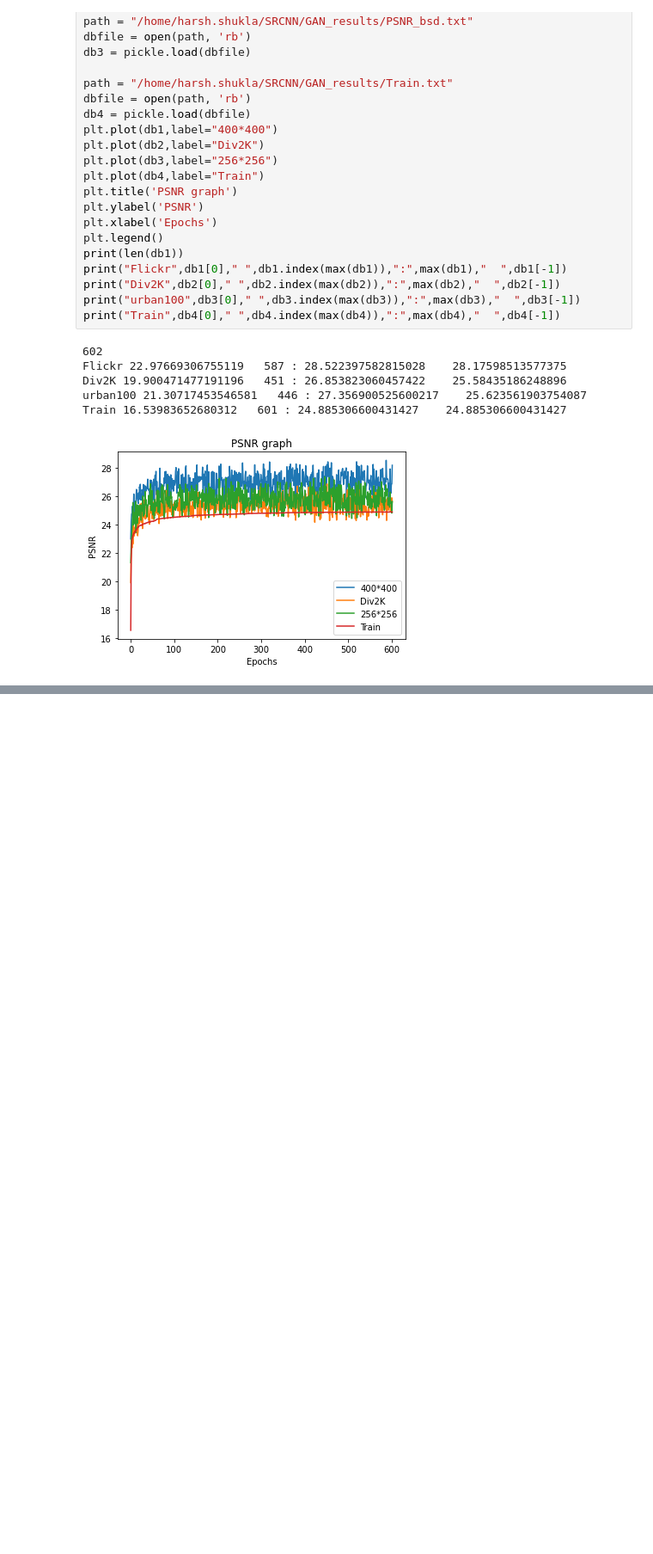
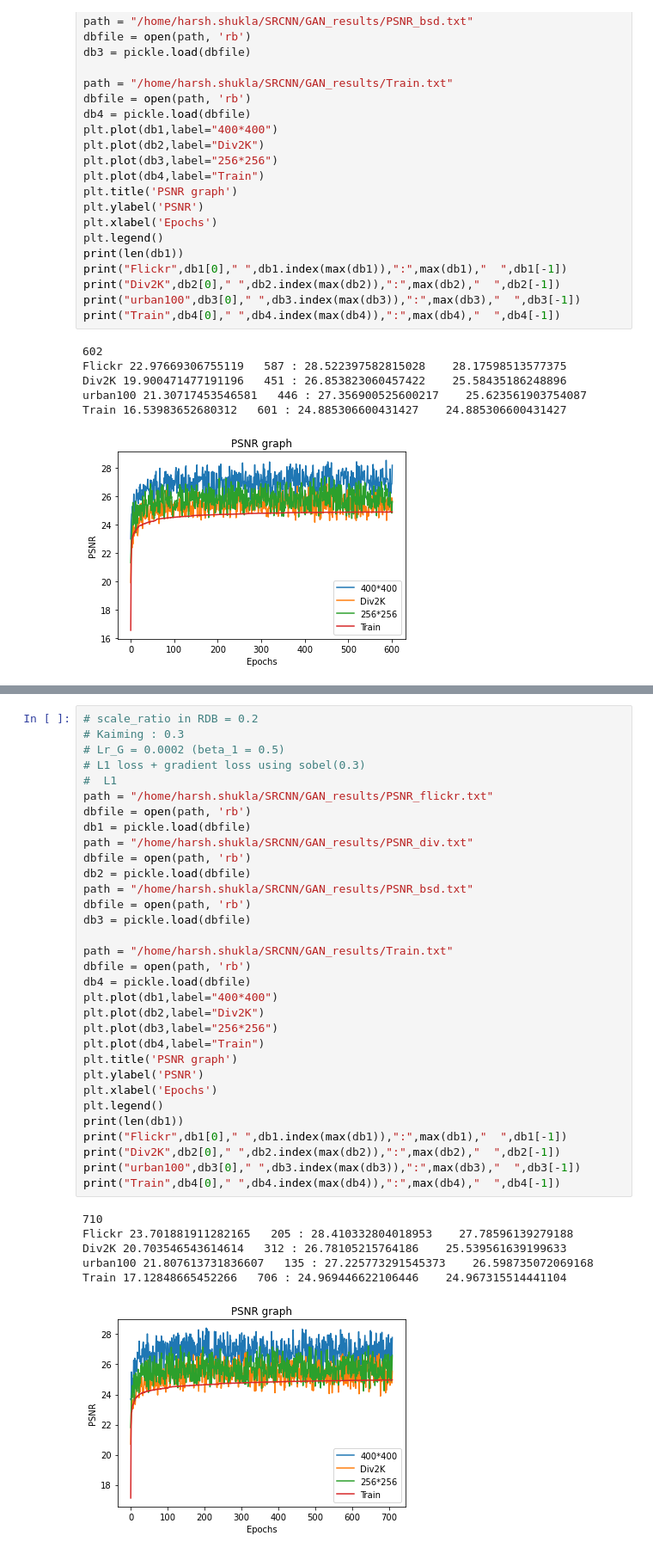
Before and after one commit to Shrsh/Super_Resolution_Networks, a Jupyter notebook: Graphs.ipynb, the cells around one changed output, grey strips where cells are left out. Shown at 86% size. Drawn from its saved outputs; the diff is of its cells as text; blank space fills up the shorter version.

```diff
--- a/Graphs.ipynb
+++ b/Graphs.ipynb
@@ -1803,0 +1836,39 @@ Train 16.53983652680312   601 : 24.885306600431427    24.885306600431427
+# %%
+# scale_ratio in RDB = 0.2
+# Kaiming : 0.3
+# Lr_G = 0.0002 (beta_1 = 0.5)
+# L1 loss + gradient loss using sobel(0.3)
+#  L1
+path = "/home/harsh.shukla/SRCNN/GAN_results/PSNR_flickr.txt"
+dbfile = open(path, 'rb')
+db1 = pickle.load(dbfile)
+path = "/home/harsh.shukla/SRCNN/GAN_results/PSNR_div.txt"
+dbfile = open(path, 'rb')
+db2 = pickle.load(dbfile)
+path = "/home/harsh.shukla/SRCNN/GAN_results/PSNR_bsd.txt"
+dbfile = open(path, 'rb')
+db3 = pickle.load(dbfile)
+
+path = "/home/harsh.shukla/SRCNN/GAN_results/Train.txt"
+dbfile = open(path, 'rb')
+db4 = pickle.load(dbfile)
+plt.plot(db1,label="400*400")
+plt.plot(db2,label="Div2K")
+plt.plot(db3,label="256*256")
+plt.plot(db4,label="Train")
+plt.title('PSNR graph')
+plt.ylabel('PSNR')
+plt.xlabel('Epochs')
+plt.legend()
+print(len(db1))
+print("Flickr",db1[0]," ",db1.index(max(db1)),":",max(db1),"  ",db1[-1])
+print("Div2K",db2[0]," ",db2.index(max(db2)),":",max(db2),"  ",db2[-1])
+print("urban100",db3[0]," ",db3.index(max(db3)),":",max(db3),"  ",db3[-1])
+print("Train",db4[0]," ",db4.index(max(db4)),":",max(db4),"  ",db4[-1])
+# %% [output]
+710
+Flickr 23.701881911282165   205 : 28.410332804018953    27.78596139279188
+Div2K 20.703546543614614   312 : 26.78105215764186    25.539561639199633
+urban100 21.807613731836607   135 : 27.225773291545373    26.598735072069168
+Train 17.12848665452266   706 : 24.969446622106446    24.967315514441104
+[figure, added]
```
Also changed, not shown: parts of 3 cells of this notebook, 3 other files.
